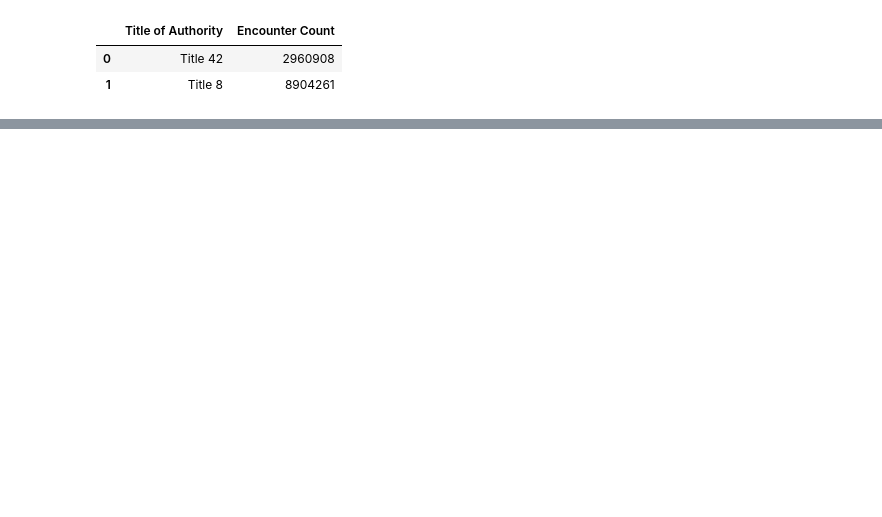
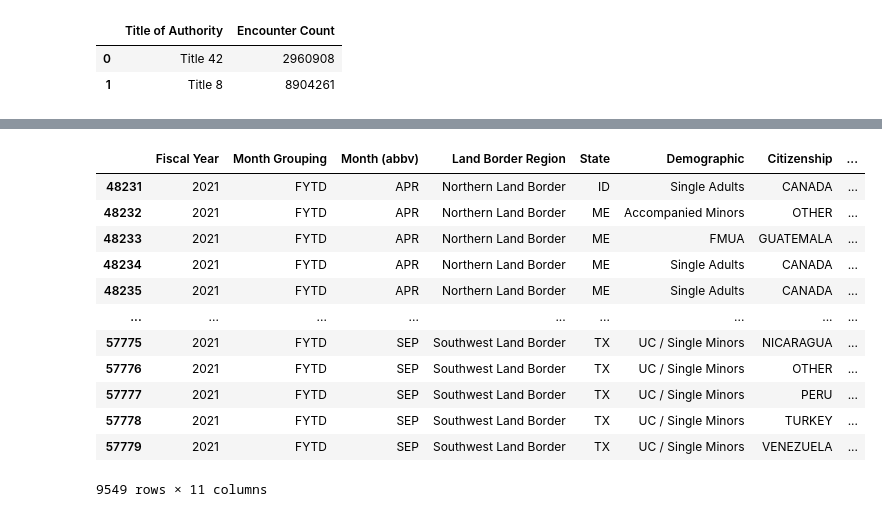
Before and after one commit to alanklin/AA-Capstone, a Jupyter notebook: Code/Notebooks/week2_eda_state.ipynb, the cells around one changed output, grey strips where cells are left out. Saved outputs shown, nothing was run; the diff lists cells and outputs as text; code cells hidden in the pictures; blank space fills up the shorter version.

```diff
--- a/Code/Notebooks/week2_eda_state.ipynb
+++ b/Code/Notebooks/week2_eda_state.ipynb
@@ -59,0 +137,17 @@ agg_authority
+# %%
+twenone = state_data[state_data["Fiscal Year"] == "2021"]
+twenone
+# %% [output]
+|  | Fiscal Year | Month Grouping | Month (abbv) | Land Border Region | State | Demographic | Citizenship | ... |
+| 48231 | 2021 | FYTD | APR | Northern Land Border | ID | Single Adults | CANADA | ... |
+| 48232 | 2021 | FYTD | APR | Northern Land Border | ME | Accompanied Minors | OTHER | ... |
+| 48233 | 2021 | FYTD | APR | Northern Land Border | ME | FMUA | GUATEMALA | ... |
+| 48234 | 2021 | FYTD | APR | Northern Land Border | ME | Single Adults | CANADA | ... |
+| 48235 | 2021 | FYTD | APR | Northern Land Border | ME | Single Adults | CANADA | ... |
+| ... | ... | ... | ... | ... | ... | ... | ... | ... |
+| 57775 | 2021 | FYTD | SEP | Southwest Land Border | TX | UC / Single Minors | NICARAGUA | ... |
+| 57776 | 2021 | FYTD | SEP | Southwest Land Border | TX | UC / Single Minors | OTHER | ... |
+| 57777 | 2021 | FYTD | SEP | Southwest Land Border | TX | UC / Single Minors | PERU | ... |
+| 57778 | 2021 | FYTD | SEP | Southwest Land Border | TX | UC / Single Minors | TURKEY | ... |
+| 57779 | 2021 | FYTD | SEP | Southwest Land Border | TX | UC / Single Minors | VENEZUELA | ... |
+9549 rows × 11 columns
```
Also changed, not shown: parts of 21 cells of this notebook, 1 other file.
